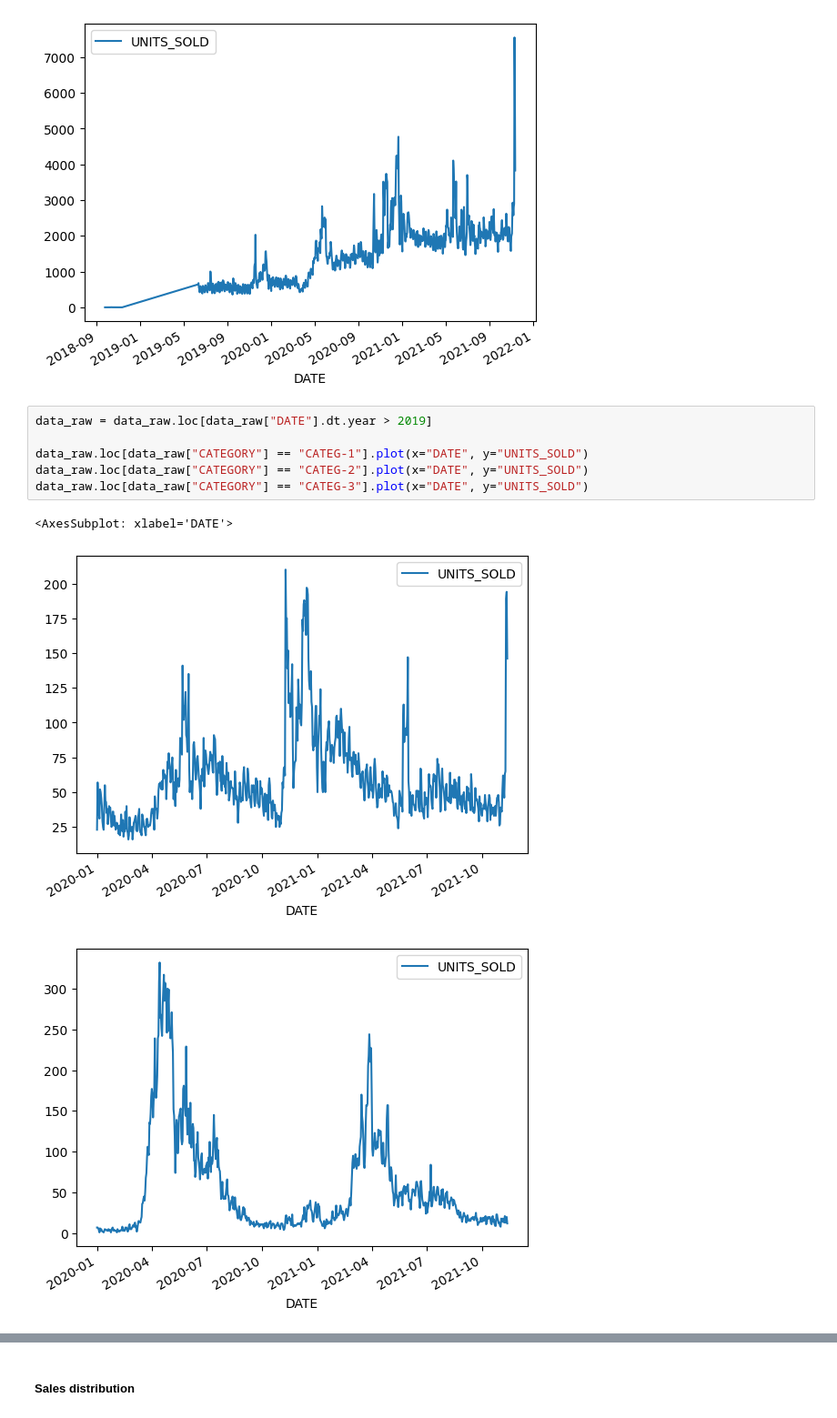
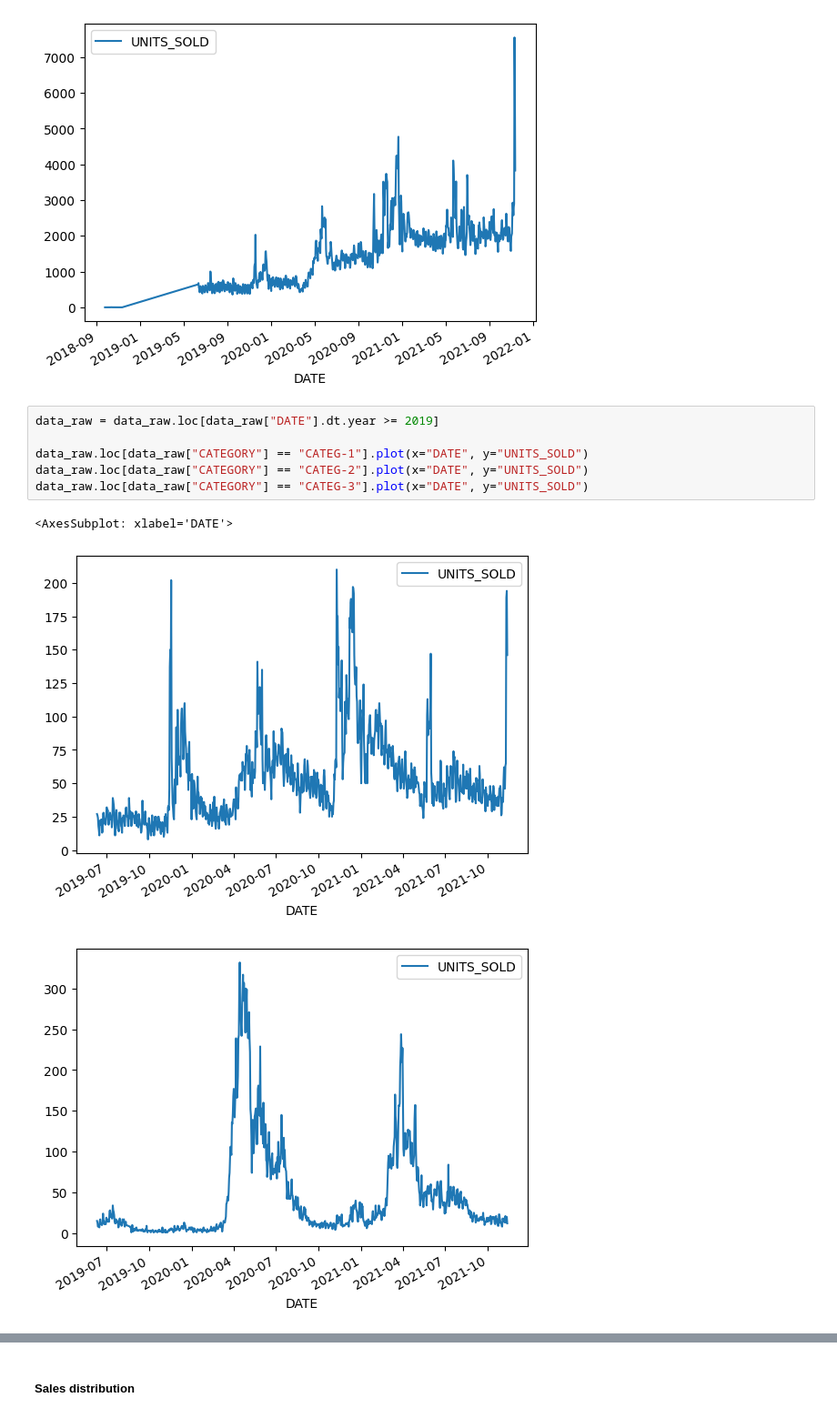
Before and after one commit to ldarre/ml_tech_challenge, a Jupyter notebook: Part-4/forecasting.ipynb, the cells around one changed output, grey strips where cells are left out. Shown at 91% size. Saved outputs shown, nothing was run; the diff lists cells and outputs as text.

```diff
--- a/Part-4/forecasting.ipynb
+++ b/Part-4/forecasting.ipynb
@@ -357,12 +363,12 @@ data_raw.loc[data_raw["CATEGORY"] == "CATEG-3"].plot(x="DATE", y="UNITS_SOLD")
 [figure]
 [figure]
 # %%
-data_raw = data_raw.loc[data_raw["DATE"].dt.year > 2019]
+data_raw = data_raw.loc[data_raw["DATE"].dt.year >= 2019]
 
 data_raw.loc[data_raw["CATEGORY"] == "CATEG-1"].plot(x="DATE", y="UNITS_SOLD")
 data_raw.loc[data_raw["CATEGORY"] == "CATEG-2"].plot(x="DATE", y="UNITS_SOLD")
 data_raw.loc[data_raw["CATEGORY"] == "CATEG-3"].plot(x="DATE", y="UNITS_SOLD")
 # %% [output]
 <AxesSubplot: xlabel='DATE'>
-[figure, old version]
+[figure, new version]
-[figure, old version]
+[figure, new version]
```
Also changed, not shown: parts of 11 cells of this notebook.
